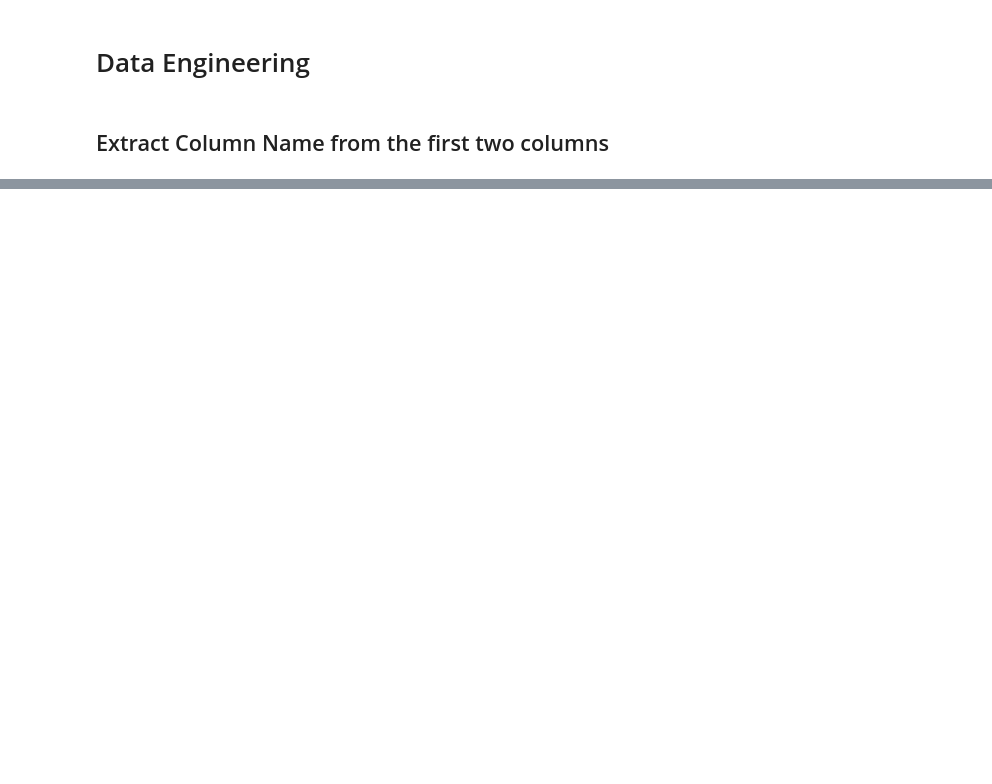
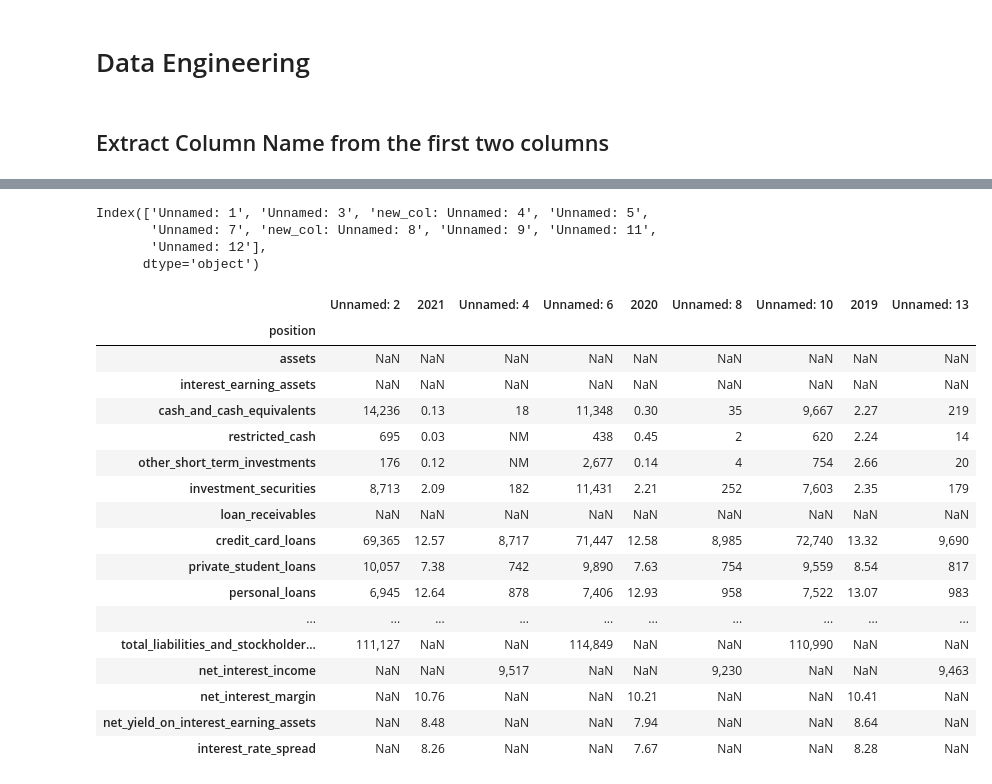
Before and after one commit to EzraTam/fin-pdf-extract, a Jupyter notebook: data/data_engineering.ipynb, the cells around one changed output, grey strips where cells are left out. Saved outputs shown, nothing was run; the diff lists cells and outputs as text; code cells hidden in the pictures; blank space fills up the shorter version.

```diff
--- a/data/data_engineering.ipynb
+++ b/data/data_engineering.ipynb
@@ -109,0 +217,3 @@ Name: Unnamed: 4, dtype: object
+# %%
+ser_unit_cols=find_unit_cols(temp_df)
+ser_unit_cols
@@ -109,0 +231,39 @@ Name: Unnamed: 4, dtype: object
+# %%
+ser_unit_cols.keys()
+# %% [output]
+Index(['Unnamed: 1', 'Unnamed: 3', 'new_col: Unnamed: 4', 'Unnamed: 5',
+       'Unnamed: 7', 'new_col: Unnamed: 8', 'Unnamed: 9', 'Unnamed: 11',
+       'Unnamed: 12'],
+      dtype='object')
+# %%
+dict_unit={}
+
+for col in ser_unit_cols.keys():
+    idx=list(temp_df.columns).index(col)
+    if ser_unit_cols[col][0]== "$":
+        dict_unit[temp_df.columns[idx+1]]="$"
+    elif ser_unit_cols[col][0]== "%":
+        dict_unit[temp_df.columns[idx-1]]="%"
+
+
+temp_df=temp_df.drop(columns=list(ser_unit_cols.keys()))
+temp_df
+# %% [output]
+|  | Unnamed: 2 | 2021 | Unnamed: 4 | Unnamed: 6 | 2020 | Unnamed: 8 | Unnamed: 10 | 2019 | Unnamed: 13 |
+| position |  |  |  |  |  |  |  |  |  |
+| assets | NaN | NaN | NaN | NaN | NaN | NaN | NaN | NaN | NaN |
+| interest_earning_assets | NaN | NaN | NaN | NaN | NaN | NaN | NaN | NaN | NaN |
+| cash_and_cash_equivalents | 14,236 | 0.13 | 18 | 11,348 | 0.30 | 35 | 9,667 | 2.27 | 219 |
+| restricted_cash | 695 | 0.03 | NM | 438 | 0.45 | 2 | 620 | 2.24 | 14 |
+| other_short_term_investments | 176 | 0.12 | NM | 2,677 | 0.14 | 4 | 754 | 2.66 | 20 |
+| investment_securities | 8,713 | 2.09 | 182 | 11,431 | 2.21 | 252 | 7,603 | 2.35 | 179 |
+| loan_receivables | NaN | NaN | NaN | NaN | NaN | NaN | NaN | NaN | NaN |
+| credit_card_loans | 69,365 | 12.57 | 8,717 | 71,447 | 12.58 | 8,985 | 72,740 | 13.32 | 9,690 |
+| private_student_loans | 10,057 | 7.38 | 742 | 9,890 | 7.63 | 754 | 9,559 | 8.54 | 817 |
+| personal_loans | 6,945 | 12.64 | 878 | 7,406 | 12.93 | 958 | 7,522 | 13.07 | 983 |
+| ... | ... | ... | ... | ... | ... | ... | ... | ... | ... |
+| total_liabilities_and_stockholder... | 111,127 | NaN | NaN | 114,849 | NaN | NaN | 110,990 | NaN | NaN |
+| net_interest_income | NaN | NaN | 9,517 | NaN | NaN | 9,230 | NaN | NaN | 9,463 |
+| net_interest_margin | NaN | 10.76 | NaN | NaN | 10.21 | NaN | NaN | 10.41 | NaN |
+| net_yield_on_interest_earning_assets | NaN | 8.48 | NaN | NaN | 7.94 | NaN | NaN | 8.64 | NaN |
+| interest_rate_spread | NaN | 8.26 | NaN | NaN | 7.67 | NaN | NaN | 8.28 | NaN |
```
Also changed, not shown: parts of 28 cells of this notebook.
